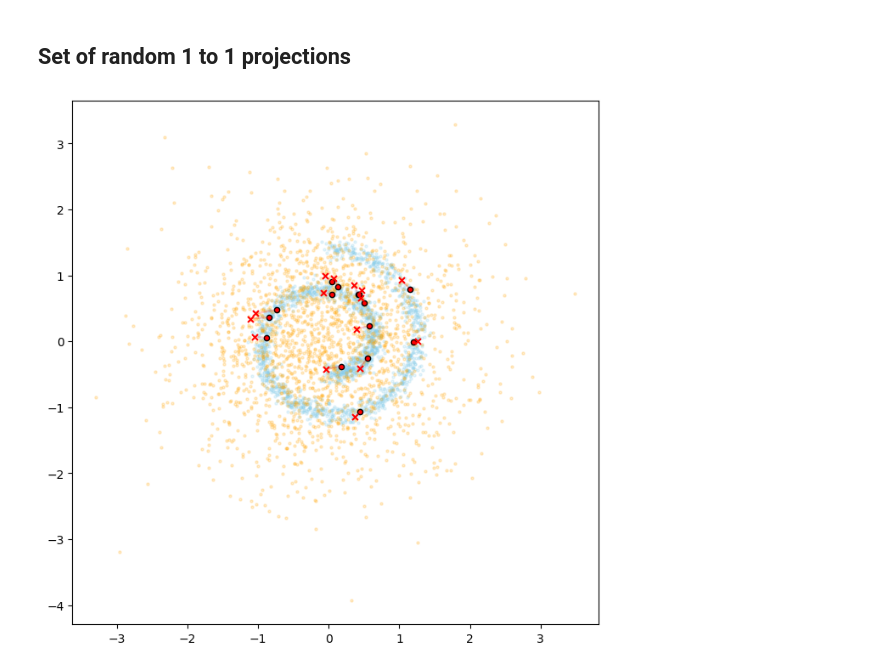
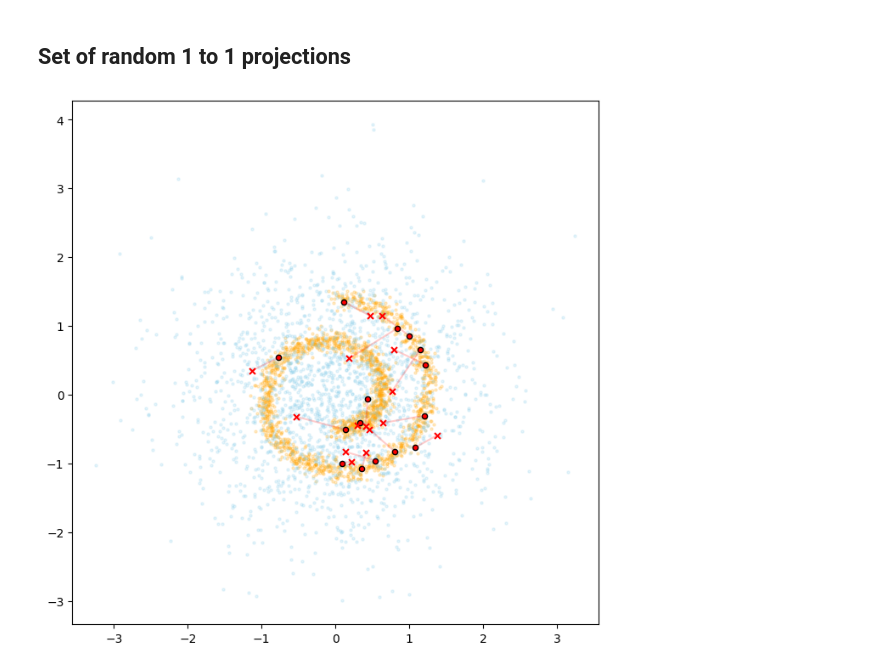
Before and after one commit to shredder67/energy-guided-ot, a Jupyter notebook: gauss_swissroll_v2.ipynb, the cells around one changed output. Drawn from its saved outputs; the diff is of its cells as text; code cells hidden in the pictures.

Commit message:
smth is learning

```diff
--- a/gauss_swissroll_v2.ipynb
+++ b/gauss_swissroll_v2.ipynb
@@ -89,8 +89,8 @@ class SwissrollDataset(Dataset):
 
     def sample(self, n):
         sample = torch.stack(
-            list(self.data[np.random.randint(low=0, high=len(self.data))]
-                 for _ in range(n)))
+            list(self.data[np.random.randint(low=0, high=len(self.data), size=n)])
+        )
         if self.sample_scaled:
             sample = std_scale(sample, self.mu, self.std)
         return sample
@@ -155,3 +156,21 @@ dataset_y.sample_scaled = SCALED_REGIME
+# %%
+N_SAMPLES=1024 # number of samples in batch
+EPS=1. # conditional variance hyperparameter
+
+N_STEPS=100 # number of langevin steps
+STEP_SIZE=1. # step size
+SAMPLING_NOISE=0.05 # noise variance in langevin
+HREG=0.04 # whatever that is, used in cost_coef calculation
+
+ALPHA = 0.0 # hyperparameter for additional term in loss, not used
+
+SCALED_REGIME = False # flag to apply to standard scale to data
+dataset_x.sample_scaled = SCALED_REGIME
+dataset_y.sample_scaled = SCALED_REGIME
+
+NUM_ITERS = 450 # how long to train
+LR = 2e-4 # learning rate
+HIDDEN_DIM_SIZE = 256 # u and v model hyper-parameters
 # %%
 class BasicMLP(nn.Module):
     def __init__(self, hidden_dim):
@@ -446,9 +476,9 @@ def visualize_sampling_cond_from_points_1to1(model, dataset1, dataset2, n=1, swa
     plt.show()
 # %%
 visualize_sampling_cond_from_points_1to1(u_model, dataset_y, dataset_x, n=15,
-                                    swap_colors=False, scale_axis=False, title="")
+                                    swap_colors=True, scale_axis=False, title="")
 # %% [output]
-[figure, old version]
+[figure, new version]
 # %%
 visualize_sampling_cond_from_points_1to1(v_model, dataset_x, dataset_y, n=15,
                                          swap_colors=False, scale_axis=False, title="")
```
Also changed, not shown: parts of 14 cells of this notebook.
